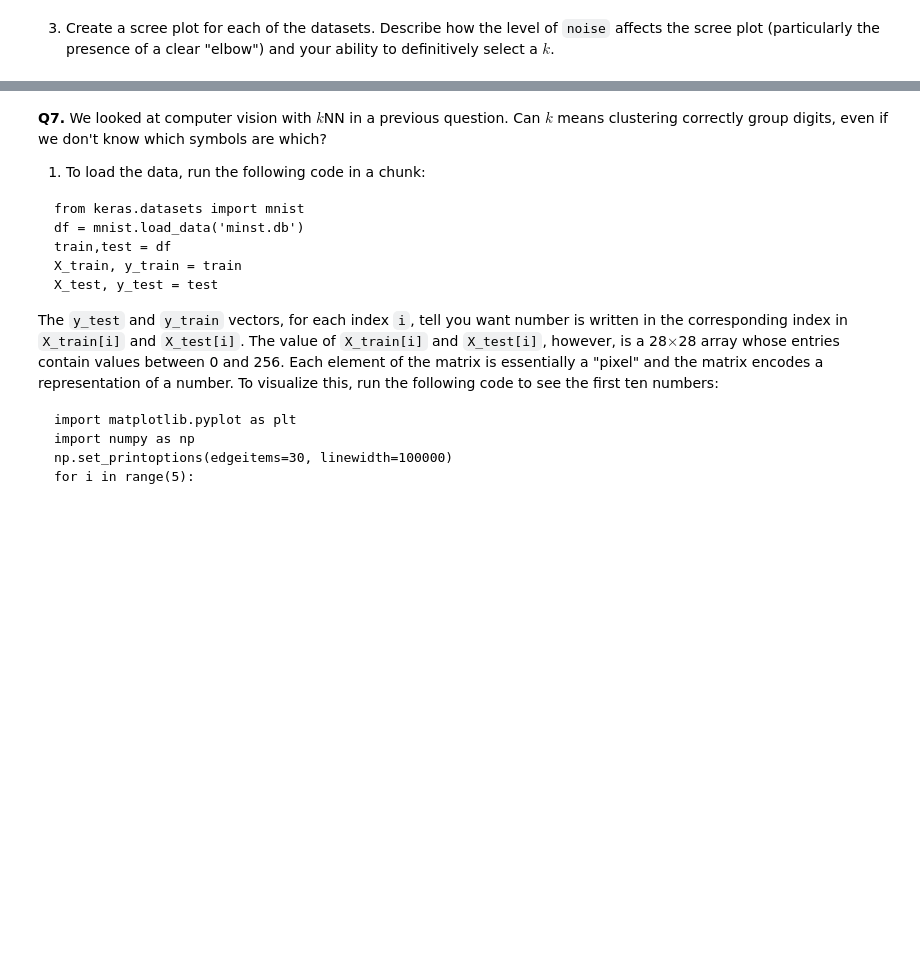
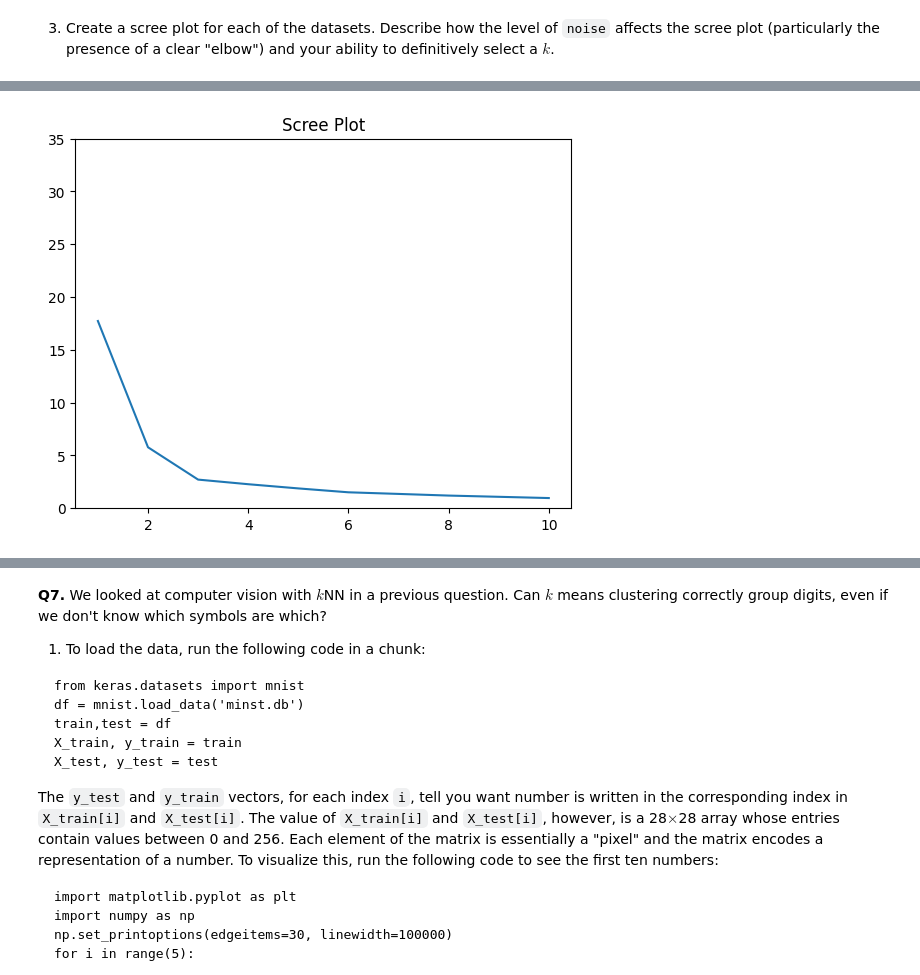
Before and after one commit to gdgurrola/assignment3, a Jupyter notebook: assignment_knn_and_kmc.ipynb, the cells around one changed output, grey strips where cells are left out. Cells and saved outputs as stored; diff of their text form; code cells hidden in the pictures; blank space fills up the shorter version.

```diff
--- a/assignment_knn_and_kmc.ipynb
+++ b/assignment_knn_and_kmc.ipynb
@@ -297,0 +318,4 @@ from sklearn.cluster import KMeans
+# %%
+scree(data=df0_5)
+# %% [output]
+[figure, added]
```
Also changed, not shown: parts of 9 cells of this notebook.
